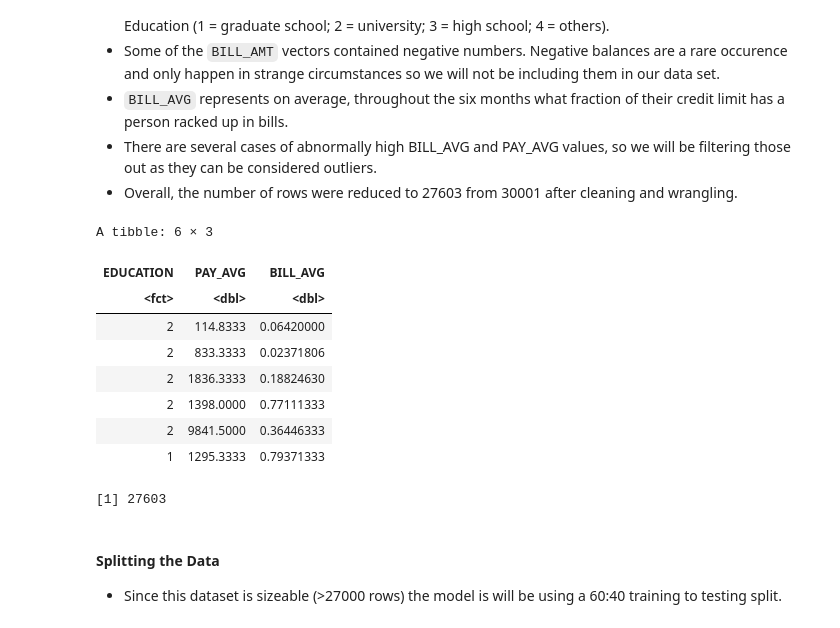
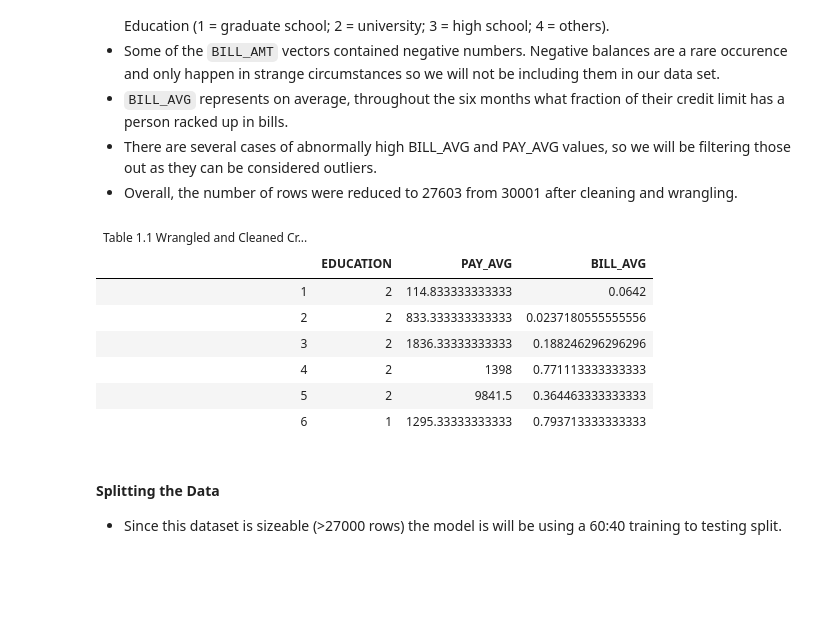
Before and after one commit to Yu-George/DSCI-100-Project, a Jupyter notebook: Report.ipynb, the cells around one changed output. Saved outputs shown, nothing was run; the diff lists cells and outputs as text; code cells hidden in the pictures; blank space fills up the shorter version.

```diff
--- a/Report.ipynb
+++ b/Report.ipynb
@@ -70,27 +68,25 @@ Education (1 = graduate school; 2 = university; 3 = high school; 4 = others).
 # %%
 credit_rel <- credit %>%
     select(ID, LIMIT_BAL, EDUCATION, PAY_AMT1:PAY_AMT6, BILL_AMT1:BILL_AMT6) %>%
     filter(EDUCATION < 4, EDUCATION != 0) %>%
     filter_all(all_vars(. >= 0)) %>%
     mutate(PAY_AVG = (PAY_AMT1 + PAY_AMT2 + PAY_AMT3 + PAY_AMT4 + PAY_AMT5 + PAY_AMT6)/6,
           BILL_AVG = (BILL_AMT1 + BILL_AMT2 + BILL_AMT3 + BILL_AMT4 + BILL_AMT5 + BILL_AMT6)/6,
           BILL_AVG = BILL_AVG/LIMIT_BAL) %>%
           select(EDUCATION, PAY_AVG, BILL_AVG) %>%
           filter(PAY_AVG <= 100000, BILL_AVG <= 2)
 credit_rel$EDUCATION <- as.factor(credit_rel$EDUCATION)
-head(credit_rel,n=6)
-nrow(credit_rel)
+head(credit_rel,n=6) %>%
+    set_caption('Table 1.1 Wrangled and Cleaned Credit Data')
 # %% [output]
-A tibble: 6 × 3
-| EDUCATION | PAY_AVG | BILL_AVG |
-| <fct> | <dbl> | <dbl> |
-| 2 | 114.8333 | 0.06420000 |
-| 2 | 833.3333 | 0.02371806 |
-| 2 | 1836.3333 | 0.18824630 |
-| 2 | 1398.0000 | 0.77111333 |
-| 2 | 9841.5000 | 0.36446333 |
-| 1 | 1295.3333 | 0.79371333 |
+| Table 1.1 Wrangled and Cleaned Cr... |  |  |  |
+|  | EDUCATION | PAY_AVG | BILL_AVG |
+| 1 | 2 | 114.833333333333 | 0.0642 |
+| 2 | 2 | 833.333333333333 | 0.0237180555555556 |
+| 3 | 2 | 1836.33333333333 | 0.188246296296296 |
+| 4 | 2 | 1398 | 0.771113333333333 |
+| 5 | 2 | 9841.5 | 0.364463333333333 |
+| 6 | 1 | 1295.33333333333 | 0.793713333333333 |
-[1] 27603
 # %% [markdown]
 #### Splitting the Data
 - Since this dataset is sizeable (>27000 rows) the model is will be using a 60:40 training to testing split.
```
Also changed, not shown: parts of 15 cells of this notebook, 1 other file.
